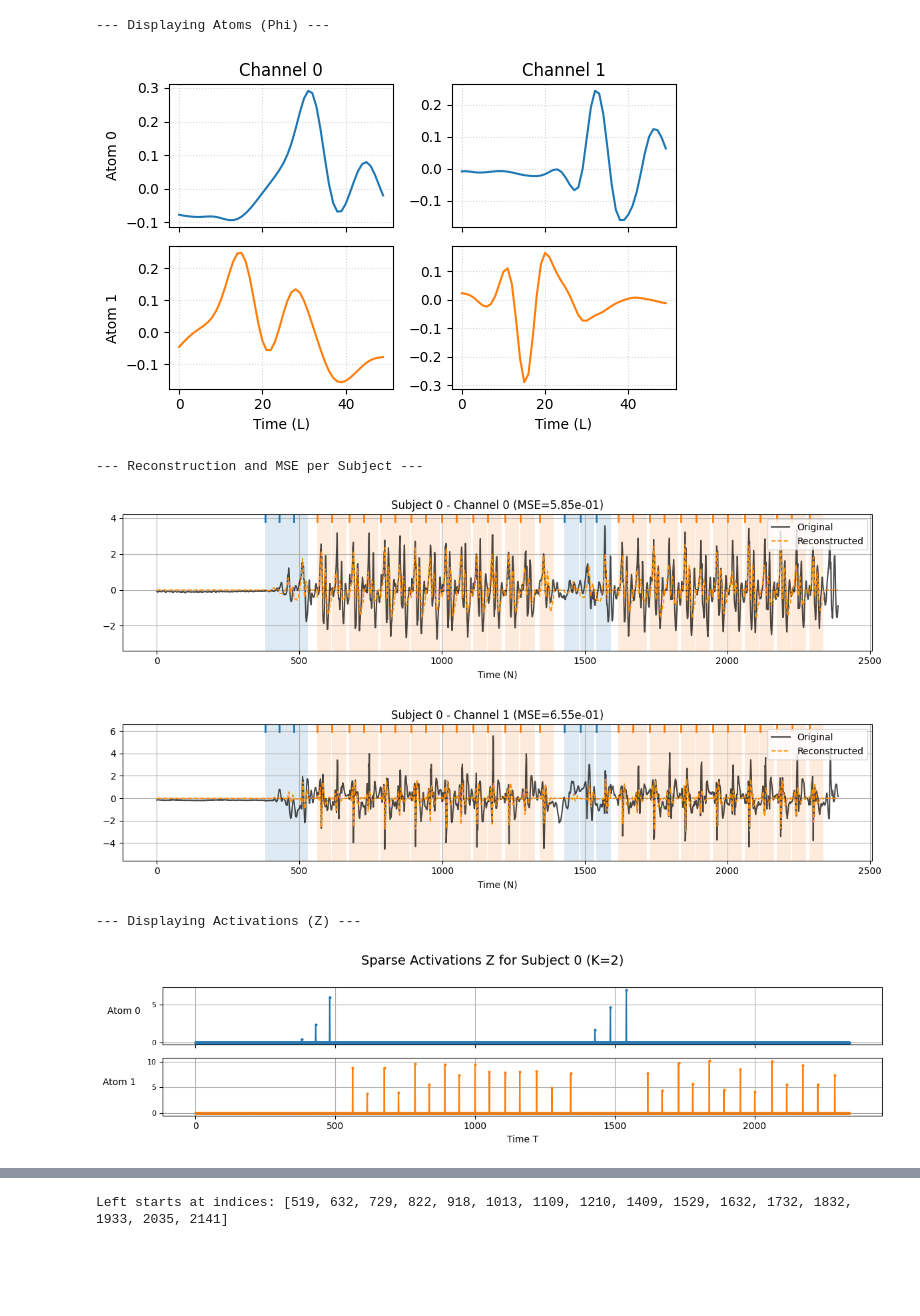
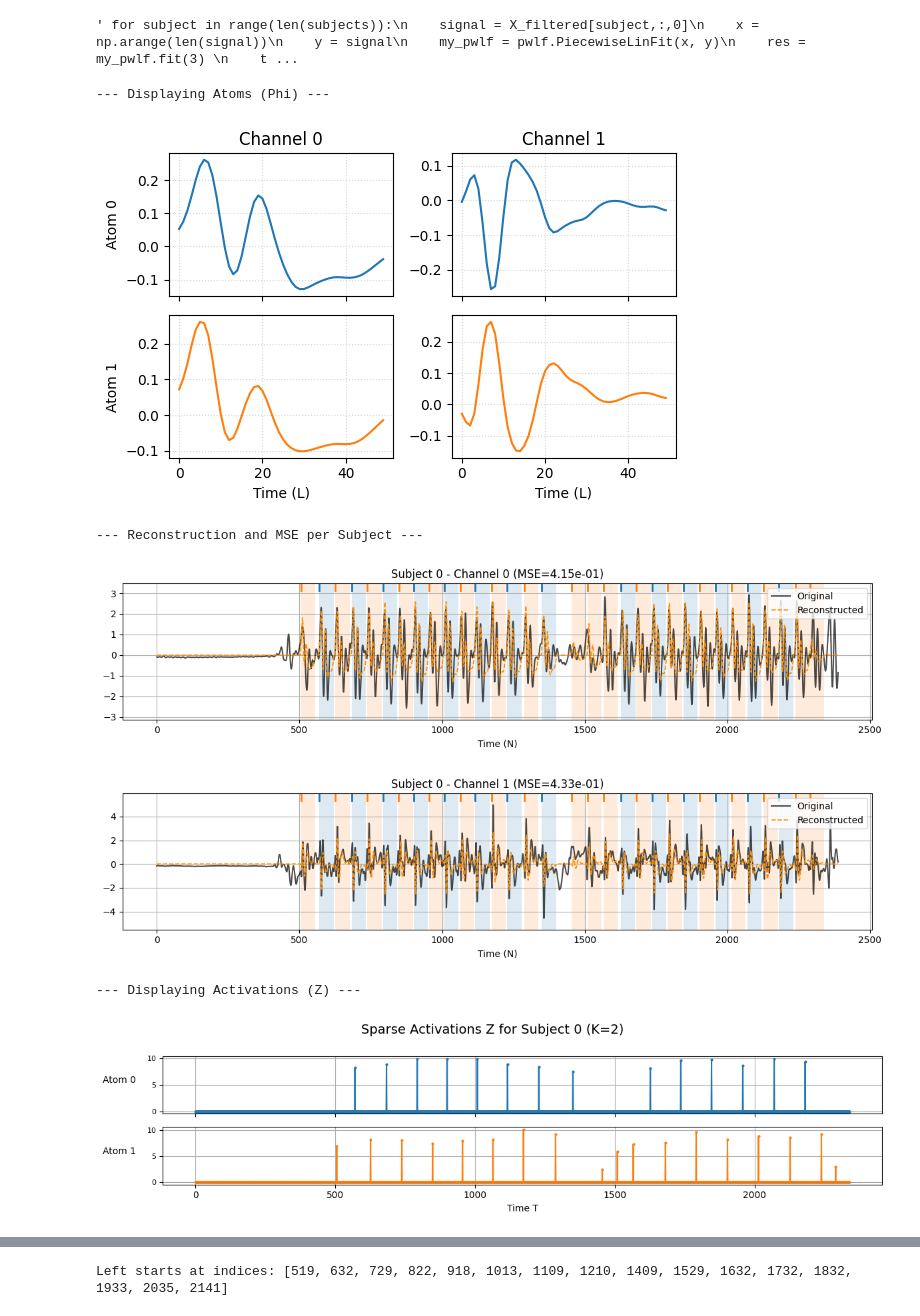
Before and after one commit to titiuo/Gait-Analysis, a Jupyter notebook: immersion.ipynb, the cells around one changed output, grey strips where cells are left out. Cells and saved outputs as stored; diff of their text form; code cells hidden in the pictures; blank space fills up the shorter version.

```diff
--- a/immersion.ipynb
+++ b/immersion.ipynb
@@ -26,7 +26,7 @@ from plot import *
 plt.rcParams['figure.figsize'] = (10, 4)
 plt.rcParams['axes.grid'] = True
 # %%
-subject = 5
+subject = 1
 trial = 1
 metadata = load_metadata(subject, trial)
 signal = load_signal(subject, trial)
@@ -41,4 +41,5 @@ show_plot_simple(signal, to_plot)
 # %%
+import pwlf
 subjects = list(range(1, 11))  # 10 subjects
 signal_names = ['TAX','TAY'] # ['RAV','RAZ','RRY'] or ['TOX','TAX','TAY']
 X = build_X(subjects, signal_names,start=0,end=None, trial=1)
@@ -48,6 +49,21 @@ best_cutoff = find_optimal_cutoff(X, fs=fs, percentile=0.95)
 # Apply these single numbers to your filter function
 
 X_filtered = apply_low_pass(X, best_cutoff, fs=fs,order=3)
+
+""" for subject in range(len(subjects)):
+    signal = X_filtered[subject,:,0]
+    x = np.arange(len(signal))
+    y = signal
+    my_pwlf = pwlf.PiecewiseLinFit(x, y)
+    res = my_pwlf.fit(3)
+    tendance = my_pwlf.predict(x)
+    signal_centre = y - tendance
+    signal_centre = signal_centre / np.std(signal_centre)
+    X_filtered[subject, :, 0] = torch.from_numpy(signal_centre).float()
+
+X_filtered = torch.tensor(X_filtered, dtype=torch.float32) """
+# %% [output]
+' for subject in range(len(subjects)):\n    signal = X_filtered[subject,:,0]\n    x = np.arange(len(signal))\n    y = signal\n    my_pwlf = pwlf.PiecewiseLinFit(x, y)\n    res = my_pwlf.fit(3) \n    t ...
 # %%
 ## Filtered Signal
 X_filtered = torch.tensor(X_filtered, dtype=torch.float32)
@@ -56,15 +72,15 @@ Zf,Phif,Af=CDL(X_filtered,nb_atoms=2,lambda_=0.01,n_iters=30,signal_names=signal
 K = 2
 L = 50
 M=30
-Phif, Zf, A_0 = set_gait_informed_init(X, subjects, 1, K, L, M, signal_names, 'patterns_bruts_sujet_1_essai_1.json')
+Phif, Zf, A_0 = set_gait_informed_init(X_filtered, subjects, 1, K, L, M, signal_names, 'patterns_bruts_sujet_1_essai_1.json')
 # %%
-full_plot_analysis(X,Zf,Phif)
+full_plot_analysis(X_filtered,Zf,Phif)
 # %% [output]
 --- Displaying Atoms (Phi) ---
-[figure, old version]
+[figure, new version]
 --- Reconstruction and MSE per Subject ---
-[figure, old version]
+[figure, new version]
-[figure, old version]
+[figure, new version]
 --- Displaying Activations (Z) ---
-[figure, old version]
+[figure, new version]
 --- Global Statistics ---
```
Also changed, not shown: parts of 3 cells of this notebook, 2 other files.
